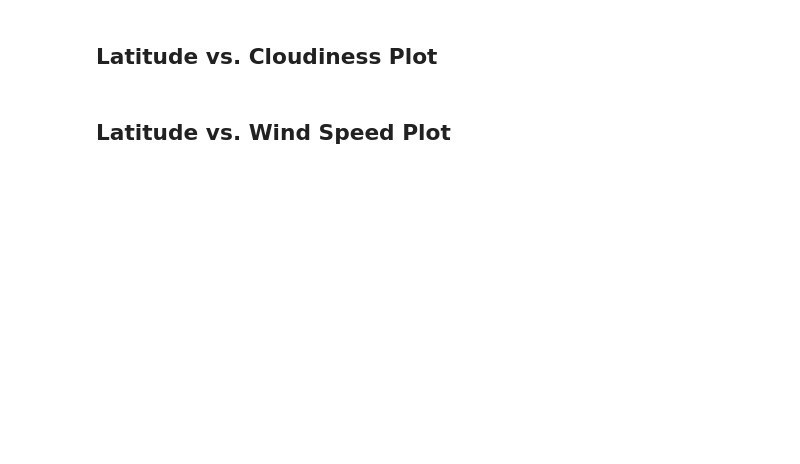
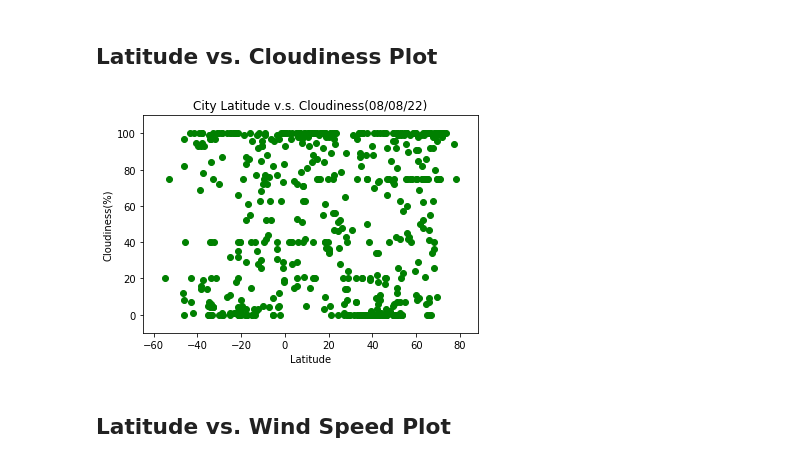
Before and after one commit to LynHJ/API, a Jupyter notebook: WeatherPy/WeatherPy.ipynb, the cells around one changed output. Cells and saved outputs as stored; diff of their text form; code cells hidden in the pictures; blank space fills up the shorter version.

```diff
--- a/WeatherPy/WeatherPy.ipynb
+++ b/WeatherPy/WeatherPy.ipynb
@@ -117,2 +258,17 @@ Skip this step if there are no cities that have humidity > 100%.
 # %% [markdown]
 ## Latitude vs. Cloudiness Plot
+# %%
+Lat=clean_city_data['Lat']
+Cloudiness=clean_city_data['Cloudiness']
+
+
+plt.scatter(Lat,Cloudiness,facecolor='green')
+plt.title('City Latitude v.s. Cloudiness('+time+')')
+plt.xlabel('Latitude')
+plt.ylabel('Cloudiness(%)')
+plt.xlim(min(Lat)-10,max(Lat)+10)
+plt.ylim(min(Cloudiness)-10,max(Cloudiness)+10)
+
+plt.savefig('Output Data/LatCloud.png',encoding='utf-8');
+# %% [output]
+[figure, added]
```
Also changed, not shown: parts of 42 cells of this notebook, 6 other files.
